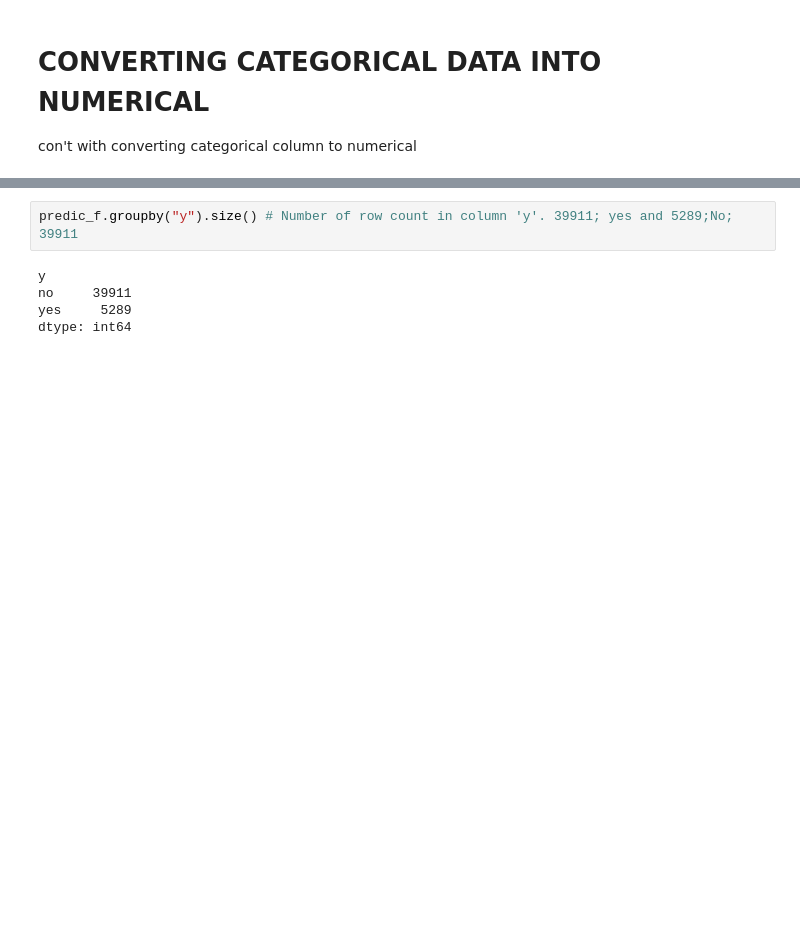
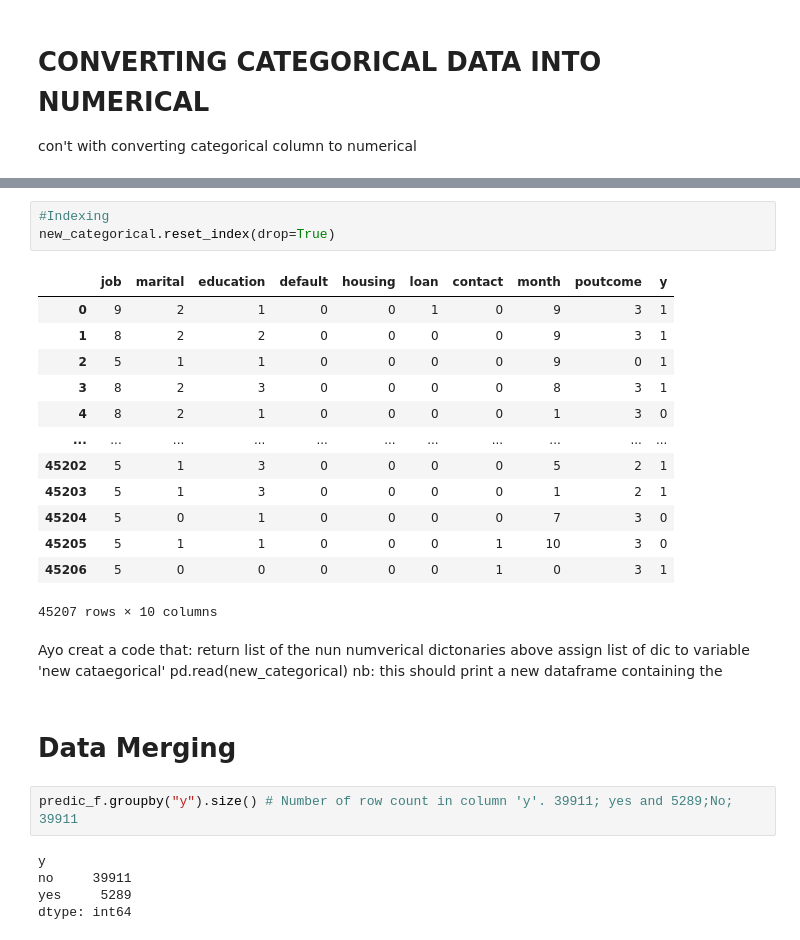
Before and after one commit to Ayomide-ola/UCDPA_Ayomide, a Jupyter notebook: predict term deposit project.ipynb, the cells around one changed output, grey strips where cells are left out. Saved outputs shown, nothing was run; the diff lists cells and outputs as text; blank space fills up the shorter version.

```diff
--- a/predict term deposit project.ipynb
+++ b/predict term deposit project.ipynb
@@ -303,3 +470,28 @@ con't with converting categorical column to numerical
+# %%
+#Indexing
+new_categorical.reset_index(drop=True)
+# %% [output]
+|  | job | marital | education | default | housing | loan | contact | month | poutcome | y |
+| 0 | 9 | 2 | 1 | 0 | 0 | 1 | 0 | 9 | 3 | 1 |
+| 1 | 8 | 2 | 2 | 0 | 0 | 0 | 0 | 9 | 3 | 1 |
+| 2 | 5 | 1 | 1 | 0 | 0 | 0 | 0 | 9 | 0 | 1 |
+| 3 | 8 | 2 | 3 | 0 | 0 | 0 | 0 | 8 | 3 | 1 |
+| 4 | 8 | 2 | 1 | 0 | 0 | 0 | 0 | 1 | 3 | 0 |
+| ... | ... | ... | ... | ... | ... | ... | ... | ... | ... | ... |
+| 45202 | 5 | 1 | 3 | 0 | 0 | 0 | 0 | 5 | 2 | 1 |
+| 45203 | 5 | 1 | 3 | 0 | 0 | 0 | 0 | 1 | 2 | 1 |
+| 45204 | 5 | 0 | 1 | 0 | 0 | 0 | 0 | 7 | 3 | 0 |
+| 45205 | 5 | 1 | 1 | 0 | 0 | 0 | 1 | 10 | 3 | 0 |
+| 45206 | 5 | 0 | 0 | 0 | 0 | 0 | 1 | 0 | 3 | 1 |
+45207 rows × 10 columns
+# %% [markdown]
+Ayo creat a code that:
+return list of the nun numverical dictonaries above
+assign list of dic to variable 'new cataegorical'
+pd.read(new_categorical)
+nb: this should print a new dataframe containing the
+# %% [markdown]
+# Data Merging
 # %%
 predic_f.groupby("y").size() # Number of row count in column 'y'. 39911; yes and 5289;No; 39911
 # %% [output]
```
Also changed, not shown: parts of 23 cells of this notebook.
